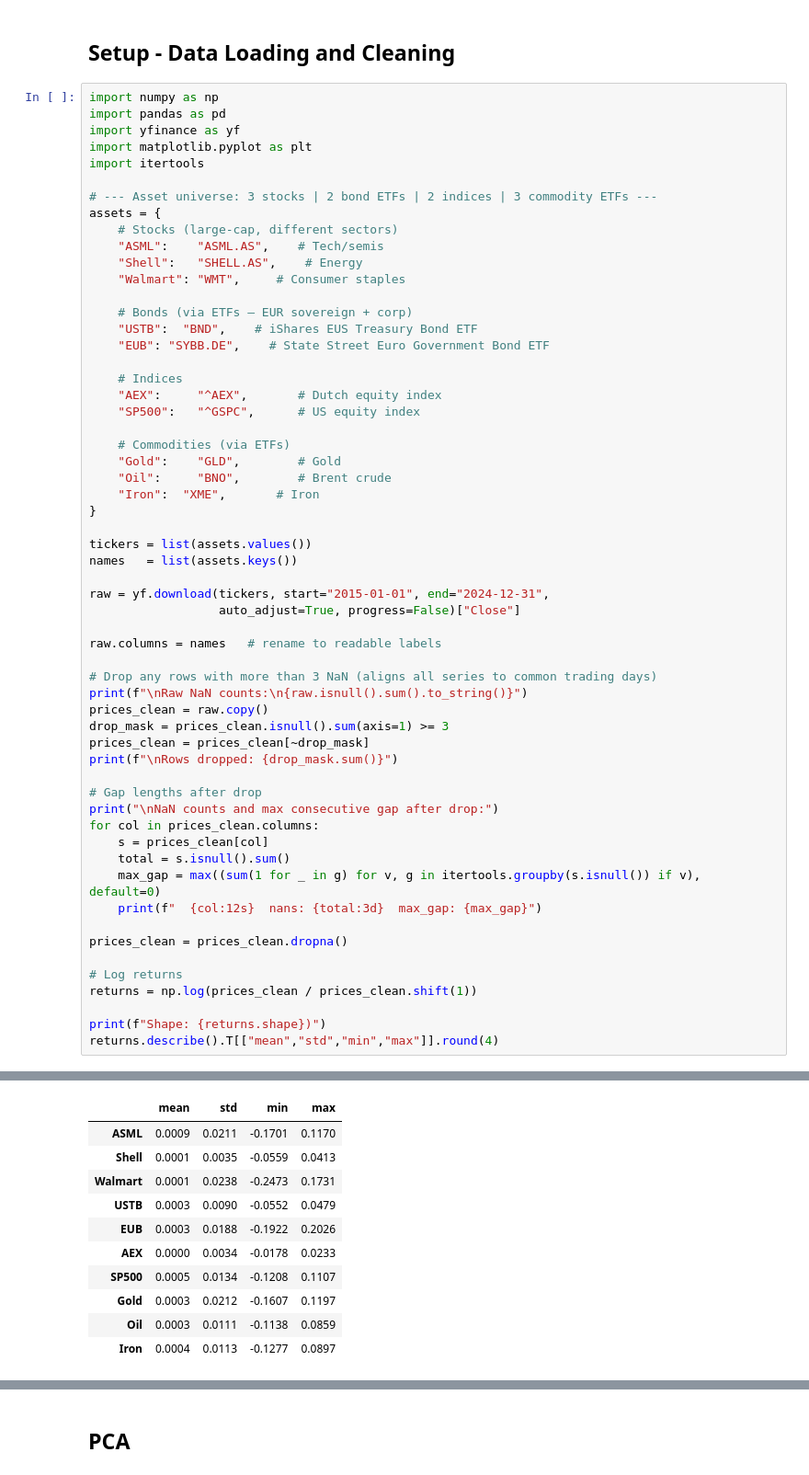
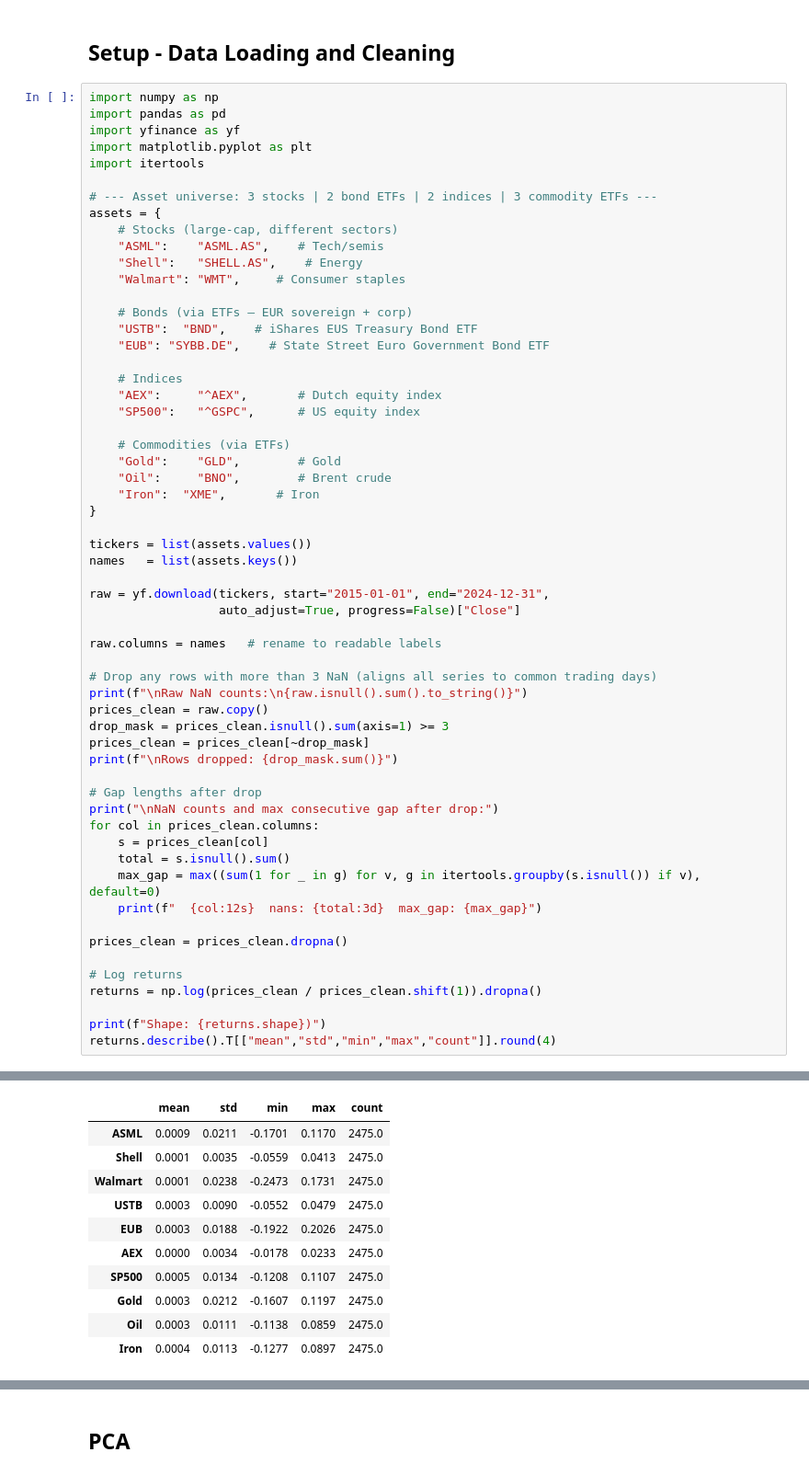
Before and after one commit to siddharthyashkukreja-cloud/QFRM_Assignments, a Jupyter notebook: Assignment_3/analysis.ipynb, the cells around one changed output, grey strips where cells are left out. Shown at 92% size. Drawn from its saved outputs; the diff is of its cells as text.

```diff
--- a/Assignment_3/analysis.ipynb
+++ b/Assignment_3/analysis.ipynb
@@ -64,10 +64,10 @@ for col in prices_clean.columns:
 prices_clean = prices_clean.dropna()
 
 # Log returns
-returns = np.log(prices_clean / prices_clean.shift(1))
+returns = np.log(prices_clean / prices_clean.shift(1)).dropna()
 
 print(f"Shape: {returns.shape})")
-returns.describe().T[["mean","std","min","max"]].round(4)
+returns.describe().T[["mean","std","min","max","count"]].round(4)
 # %% [output]
 Raw NaN counts:
 ASML       23
@@ -89,11 +89,11 @@ Shape: (2476, 10))
-|  | mean | std | min | max |
-| ASML | 0.0009 | 0.0211 | -0.1701 | 0.1170 |
-| Shell | 0.0001 | 0.0035 | -0.0559 | 0.0413 |
-| Walmart | 0.0001 | 0.0238 | -0.2473 | 0.1731 |
-| USTB | 0.0003 | 0.0090 | -0.0552 | 0.0479 |
-| EUB | 0.0003 | 0.0188 | -0.1922 | 0.2026 |
-| AEX | 0.0000 | 0.0034 | -0.0178 | 0.0233 |
-| SP500 | 0.0005 | 0.0134 | -0.1208 | 0.1107 |
-| Gold | 0.0003 | 0.0212 | -0.1607 | 0.1197 |
-| Oil | 0.0003 | 0.0111 | -0.1138 | 0.0859 |
-| Iron | 0.0004 | 0.0113 | -0.1277 | 0.0897 |
+|  | mean | std | min | max | count |
+| ASML | 0.0009 | 0.0211 | -0.1701 | 0.1170 | 2475.0 |
+| Shell | 0.0001 | 0.0035 | -0.0559 | 0.0413 | 2475.0 |
+| Walmart | 0.0001 | 0.0238 | -0.2473 | 0.1731 | 2475.0 |
+| USTB | 0.0003 | 0.0090 | -0.0552 | 0.0479 | 2475.0 |
+| EUB | 0.0003 | 0.0188 | -0.1922 | 0.2026 | 2475.0 |
+| AEX | 0.0000 | 0.0034 | -0.0178 | 0.0233 | 2475.0 |
+| SP500 | 0.0005 | 0.0134 | -0.1208 | 0.1107 | 2475.0 |
+| Gold | 0.0003 | 0.0212 | -0.1607 | 0.1197 | 2475.0 |
+| Oil | 0.0003 | 0.0111 | -0.1138 | 0.0859 | 2475.0 |
+| Iron | 0.0004 | 0.0113 | -0.1277 | 0.0897 | 2475.0 |
```
Also changed, not shown: parts of 12 cells of this notebook.
